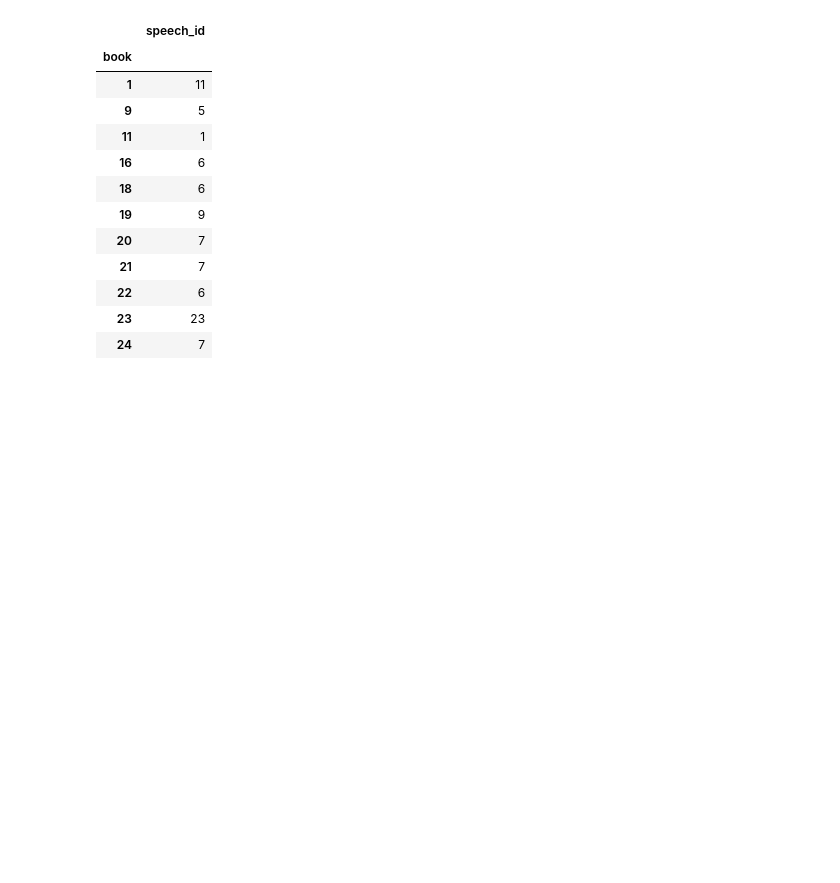
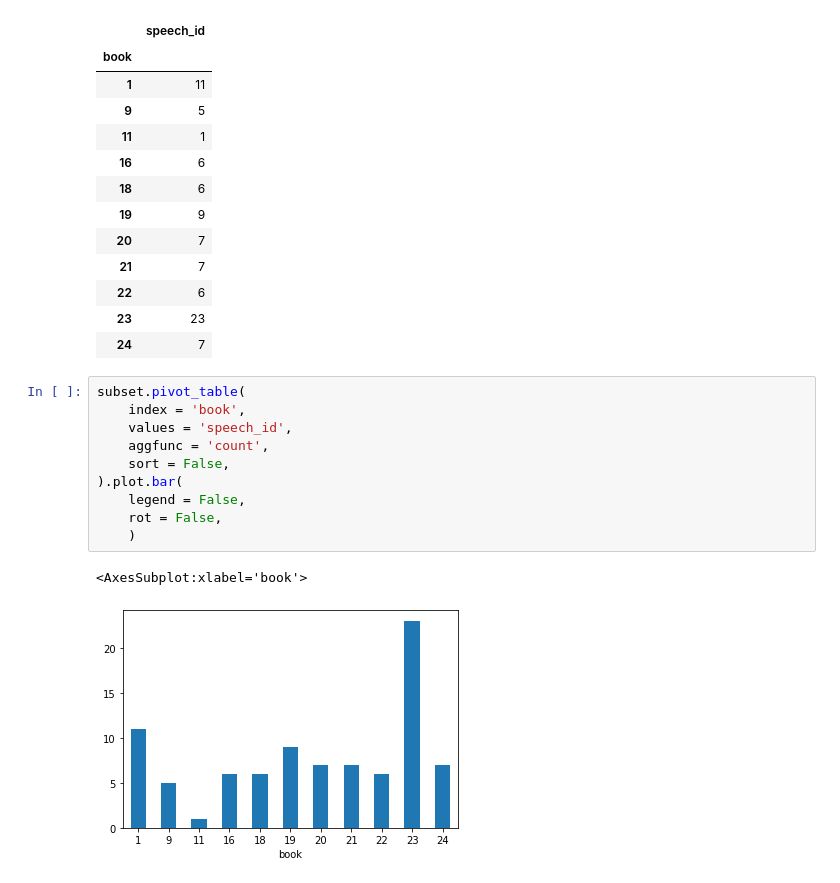
Before and after one commit to cwf2/dices-examples, a Jupyter notebook: Ex_02 - Tablular Data.ipynb, the cells around one changed output. Cells and saved outputs as stored; diff of their text form; blank space fills up the shorter version.

```diff
--- a/Workshop 2.ipynb
+++ b/Ex_02 - Tablular Data.ipynb
@@ -255,3 +255,16 @@ subset.pivot_table(
 | 22 | 6 |
 | 23 | 23 |
 | 24 | 7 |
+# %%
+subset.pivot_table(
+    index = 'book',
+    values = 'speech_id',
+    aggfunc = 'count',
+    sort = False,
+).plot.bar(
+    legend = False,
+    rot = False,
+    )
+# %% [output]
+<AxesSubplot:xlabel='book'>
+[figure, added]
```
